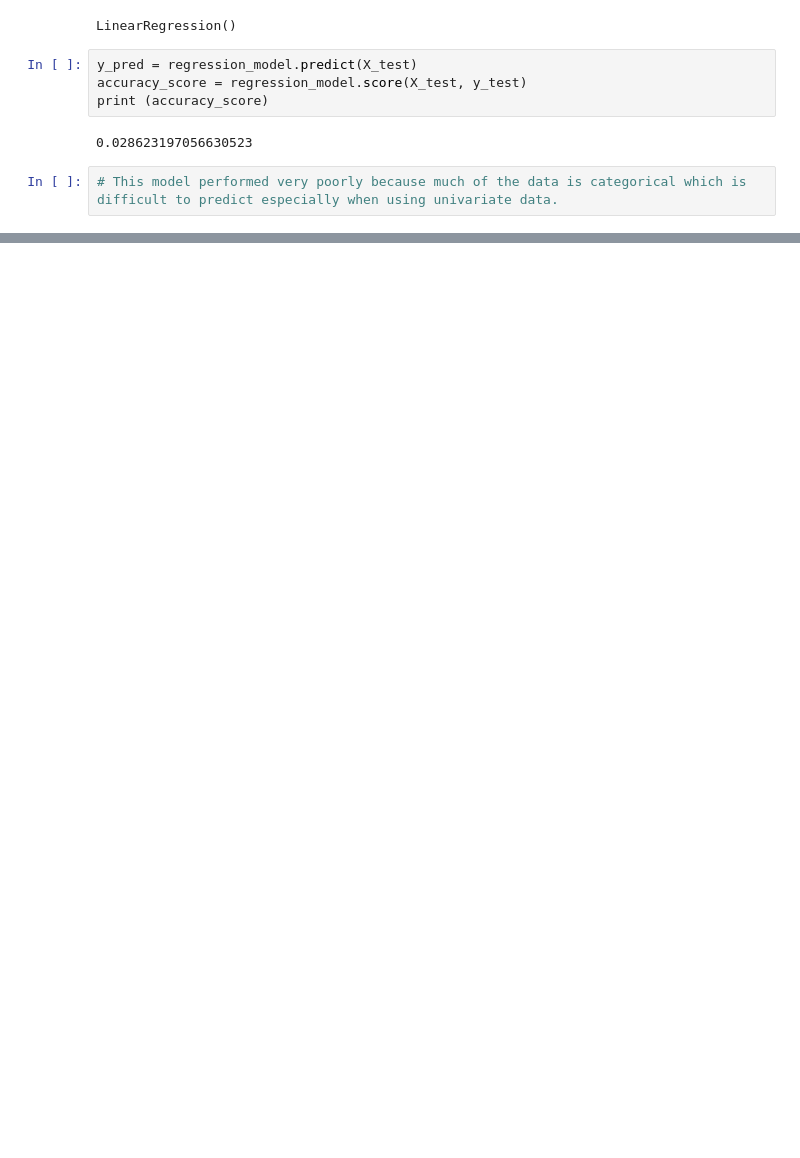
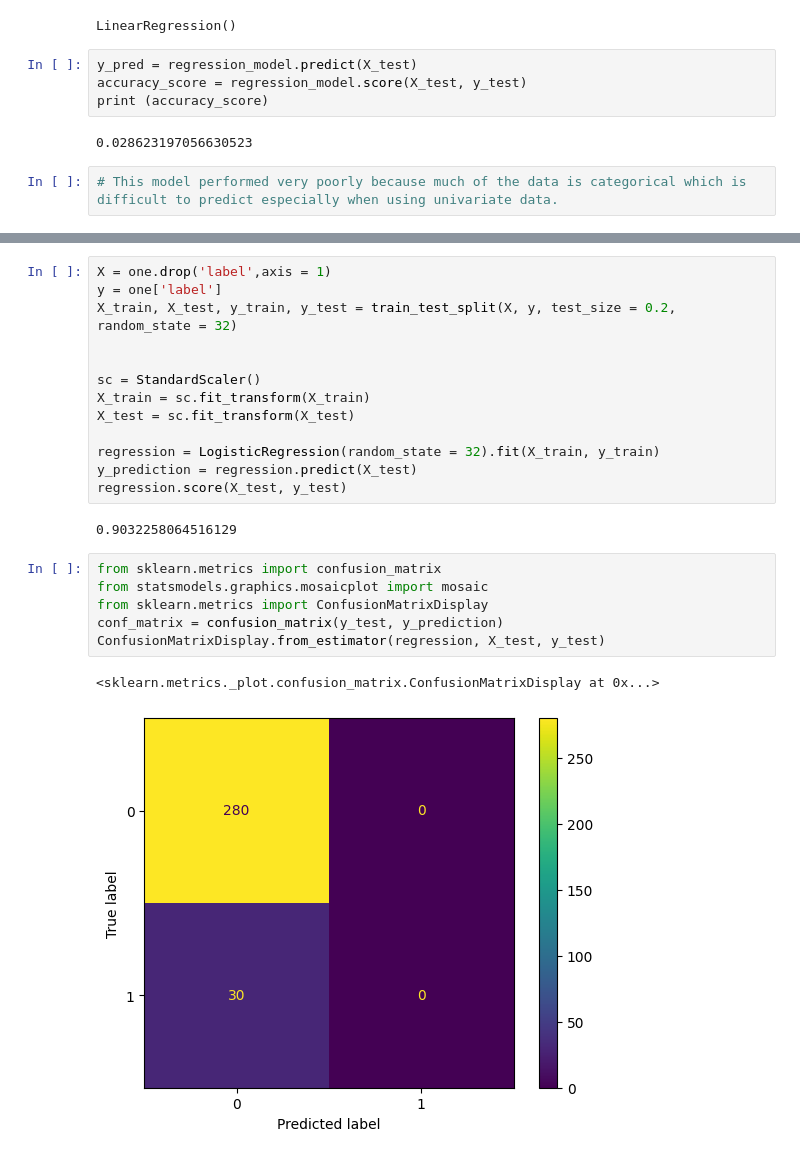
Before and after one commit to GavinlEdwards/Compsci_1070, a Jupyter notebook: Untitled.ipynb, the cells around one changed output, grey strips where cells are left out. Cells and saved outputs as stored; diff of their text form; blank space fills up the shorter version.

```diff
--- a/Untitled.ipynb
+++ b/Untitled.ipynb
@@ -118,0 +154,24 @@ best_k()
+# %%
+X = one.drop('label',axis = 1)
+y = one['label']
+X_train, X_test, y_train, y_test = train_test_split(X, y, test_size = 0.2, random_state = 32)
+
+
+sc = StandardScaler()
+X_train = sc.fit_transform(X_train)
+X_test = sc.fit_transform(X_test)
+
+regression = LogisticRegression(random_state = 32).fit(X_train, y_train)
+y_prediction = regression.predict(X_test)
+regression.score(X_test, y_test)
+# %% [output]
+0.9032258064516129
+# %%
+from sklearn.metrics import confusion_matrix
+from statsmodels.graphics.mosaicplot import mosaic
+from sklearn.metrics import ConfusionMatrixDisplay
+conf_matrix = confusion_matrix(y_test, y_prediction)
+ConfusionMatrixDisplay.from_estimator(regression, X_test, y_test)
+# %% [output]
+<sklearn.metrics._plot.confusion_matrix.ConfusionMatrixDisplay at 0x...>
+[figure, added]
```
Also changed, not shown: parts of 6 cells of this notebook.
